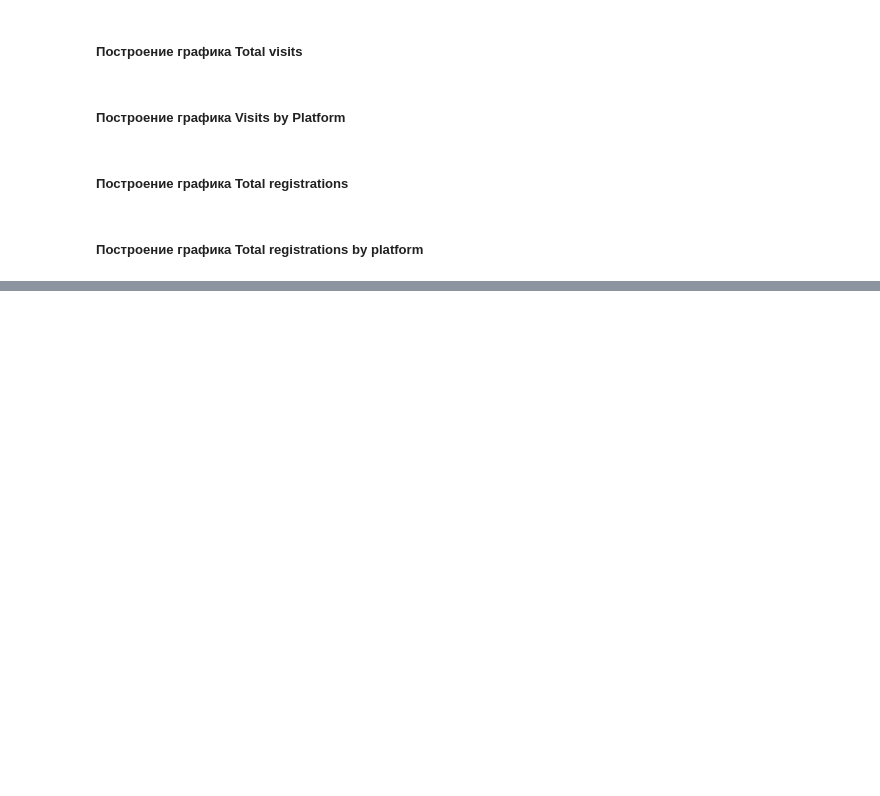
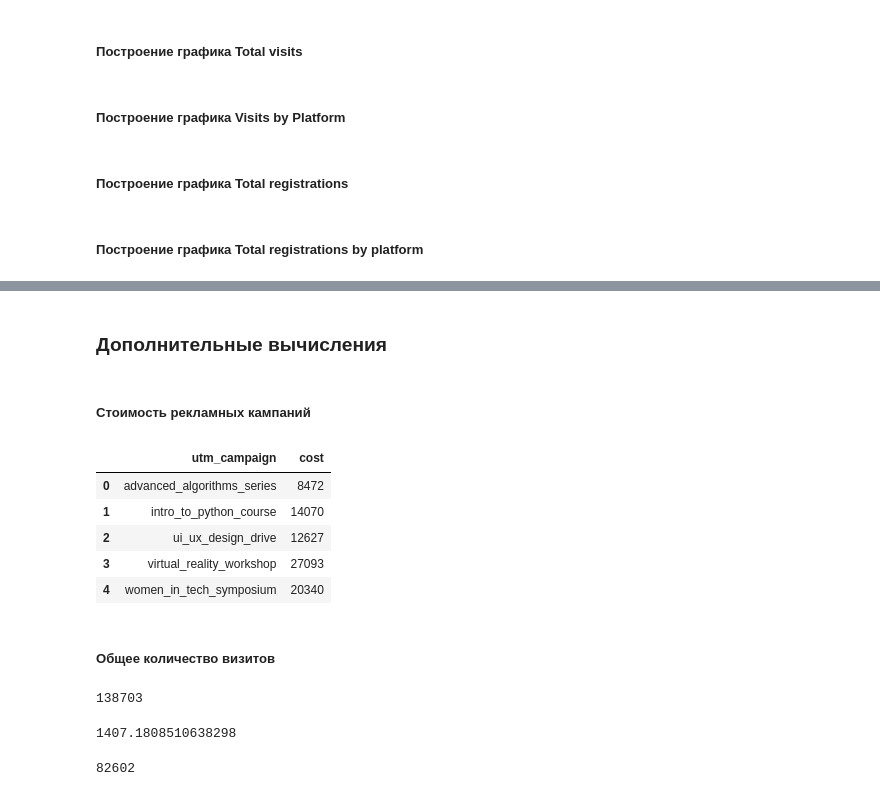
Before and after one commit to ludwig-the-cat/Conversions_dashboard, a Jupyter notebook: charts_project.ipynb, the cells around one changed output, grey strips where cells are left out. Drawn from its saved outputs; the diff is of its cells as text; code cells hidden in the pictures; blank space fills up the shorter version.

```diff
--- a/charts_project.ipynb
+++ b/charts_project.ipynb
@@ -277,0 +474,54 @@ total_registrations(weekly_conv_platform)
+# %% [markdown]
+### Дополнительные вычисления
+# %% [markdown]
+##### Стоимость рекламных кампаний
+# %%
+def aggregate_ads_by_campaign(ads):
+    aggregated_ads = ads.groupby('utm_campaign')['cost'].sum().reset_index()
+
+    return aggregated_ads
+
+aggregated_ads = aggregate_ads_by_campaign(ads_week)
+aggregated_ads
+# %% [output]
+|  | utm_campaign | cost |
+| 0 | advanced_algorithms_series | 8472 |
+| 1 | intro_to_python_course | 14070 |
+| 2 | ui_ux_design_drive | 12627 |
+| 3 | virtual_reality_workshop | 27093 |
+| 4 | women_in_tech_symposium | 20340 |
+# %% [markdown]
+##### Общее количество визитов
+# %%
+def total_visits_over_time(df):
+    df_cleaned = df.copy()
+    df_cleaned['visit_dt'] = pd.to_datetime(df_cleaned['datetime'])
+    df_cleaned = df_cleaned.sort_values(by='visit_dt')
+    df_cleaned['user_agent'] = df_cleaned['user_agent'].fillna("")
+    df_cleaned = df_cleaned[~df_cleaned['user_agent'].str.contains('bot')]
+    df_cleaned['platform'] = df_cleaned['platform'].str.strip("'")
+    df_cleaned['date_group'] = df_cleaned['visit_dt'].dt.to_period('D').dt.start_time.dt.date
+    total_visits = df_cleaned['visit_id'].nunique()
+    return total_visits
+
+total_visits = total_visits_over_time(visits_df)
+total_visits
+# %% [output]
+138703
+# %%
+def average_visits_per_day(df_visits):
+    df_visits['datetime'] = pd.to_datetime(df_visits['datetime'])
+    df_visits['date_group'] = df_visits['datetime'].dt.to_period('D').dt.start_time.dt.date
+    avg_visits_per_day = df_visits.groupby('date_group')['visit_id'].count().mean()
+    return avg_visits_per_day
+
+average_visits_per_day = average_visits_per_day(visits_df)
+average_visits_per_day
+# %% [output]
+1407.1808510638298
+# %%
+cost = ads['cost'].sum()
+
+cost
+# %% [output]
+82602
```
Also changed, not shown: parts of 19 cells of this notebook.
